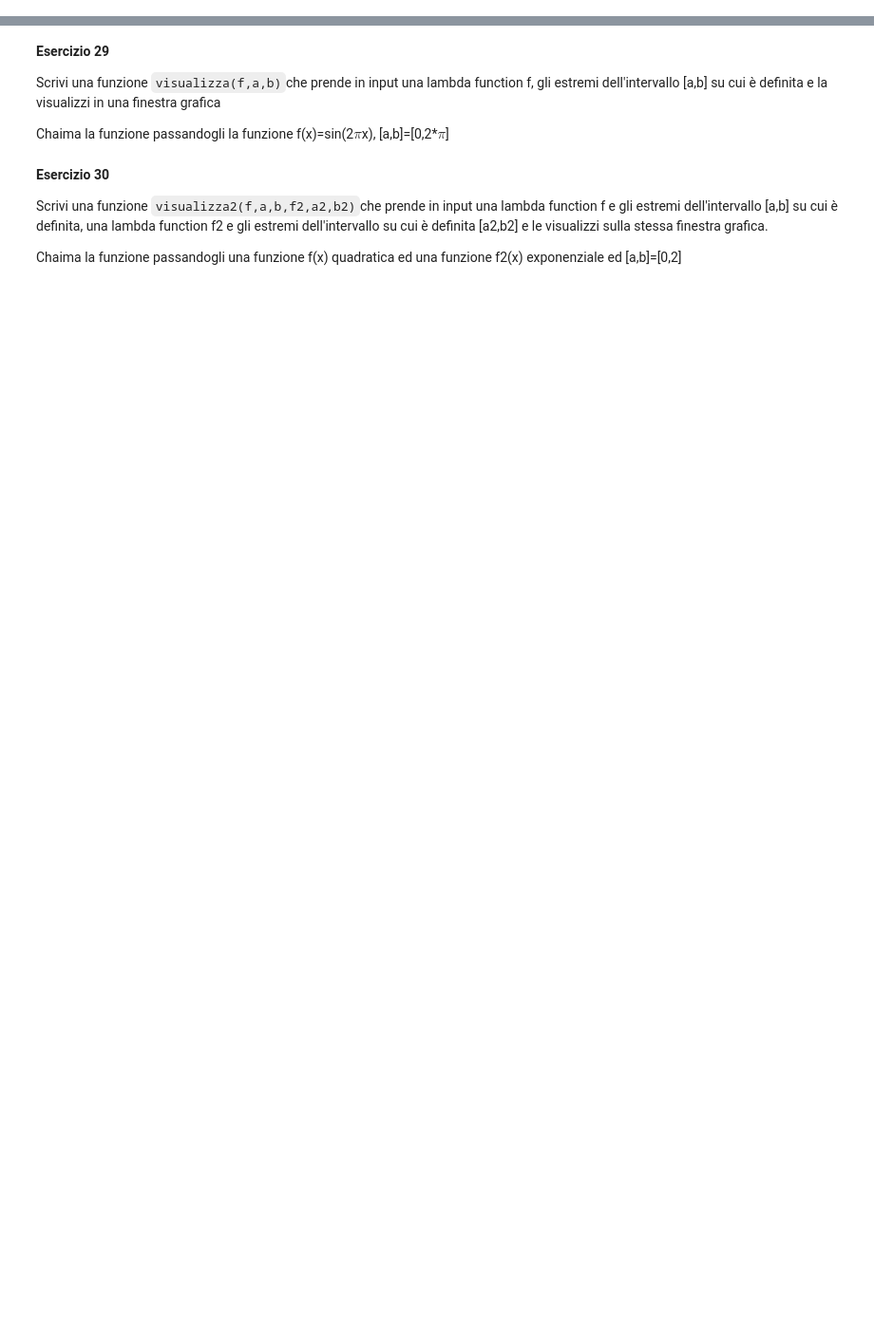
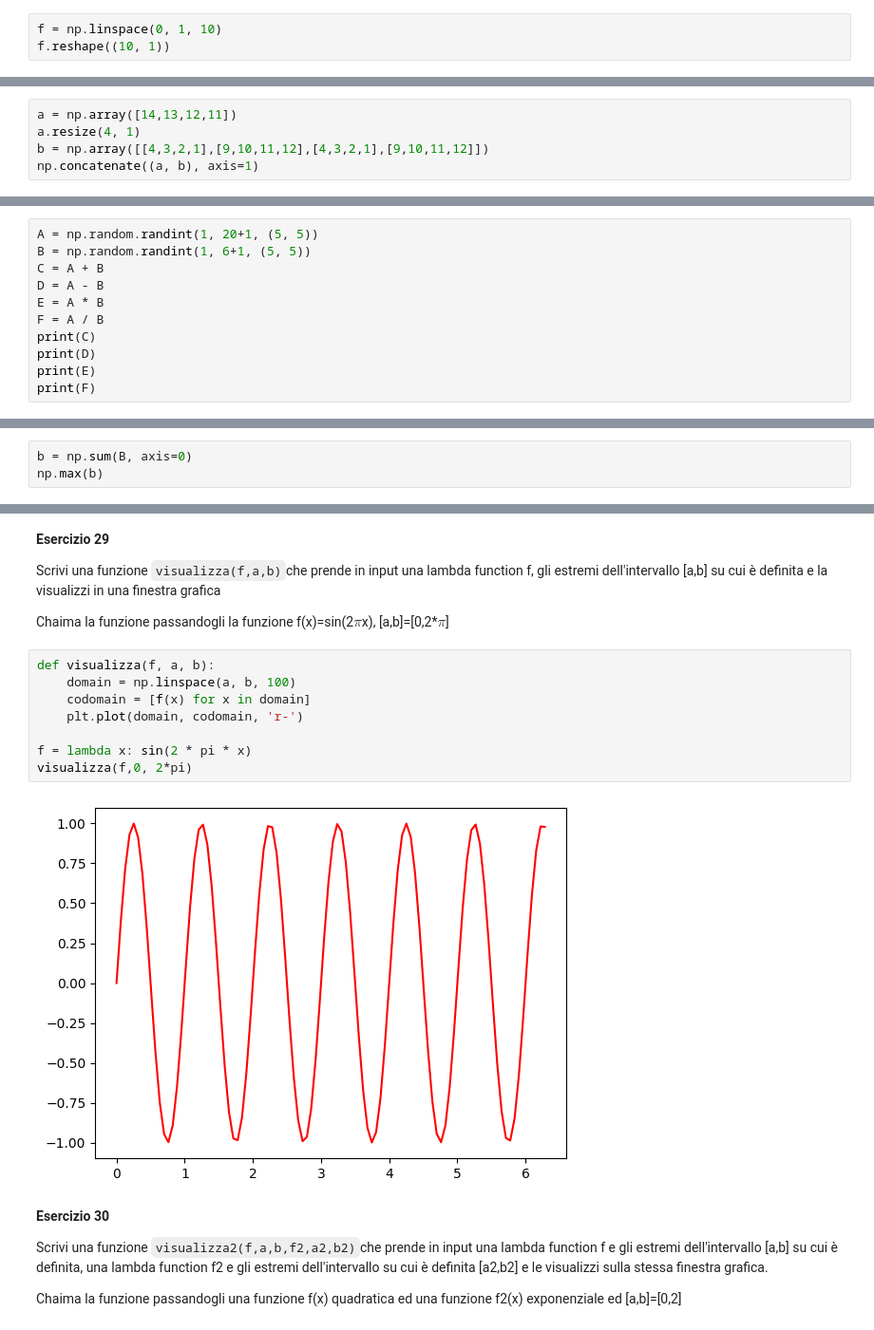
Before and after one commit to giacomoarienti/metodi-numerici-lab, a Jupyter notebook: Lezione3/Esercitazione3.ipynb, the cells around one changed output, grey strips where cells are left out. Shown at 95% size. Saved outputs shown, nothing was run; the diff lists cells and outputs as text; blank space fills up the shorter version.

```diff
--- a/Lezione3/Esercitazione3.ipynb
+++ b/Lezione3/Esercitazione3.ipynb
@@ -70,3 +214,6 @@ Confrontare il tempo di esecuzione dei due metodi per la creazione di un numpy a
 
 -     Costruire  un numpy array 1D, di shape (10,) denominato  f , costituito da 10 valori equidistanti nell'intervallo [0,1]
 -     aumentarne la dimensionalità, in maniera tale che abbia shape (10,1)
+# %%
+f = np.linspace(0, 1, 10)
+f.reshape((10, 1))
@@ -87 +251,6 @@ Confrontare il tempo di esecuzione dei due metodi per la creazione di un numpy a
 - Costruire il numpy array che si ottiene concatenando a e b per colonne
+# %%
+a = np.array([14,13,12,11])
+a.resize(4, 1)
+b = np.array([[4,3,2,1],[9,10,11,12],[4,3,2,1],[9,10,11,12]])
+np.concatenate((a, b), axis=1)
@@ -126,0 +364,11 @@ Costruisci due numpy array A e B di shape (5,5)
+# %%
+A = np.random.randint(1, 20+1, (5, 5))
+B = np.random.randint(1, 6+1, (5, 5))
+C = A + B
+D = A - B
+E = A * B
+F = A / B
+print(C)
+print(D)
+print(E)
+print(F)
@@ -153,3 +455,6 @@ $maxsc= \max_{j=1,n} \sum_{i} |b_{ij}|$
 **Esercizio 25**
 Calcola, memorizzando in un vettore, la somma degli elementi di ogni riga  di $ |B |$. Calcola successivamente il massimo di questo vettore.
 $maxsr= \max_{i=1,n} \sum_{j} |b_{ij}|$
+# %%
+b = np.sum(B, axis=0)
+np.max(b)
@@ -175,6 +527,16 @@ Scrivi una funzione border(m,n,visualizza=False) che:
 Scrivi una funzione `visualizza(f,a,b)`che prende in input una lambda function f, gli estremi dell'intervallo [a,b] su cui è definita e la visualizzi in una finestra grafica
 
 Chaima la funzione passandogli la funzione f(x)=sin(2*$\pi$*x), [a,b]=[0,2*$\pi$]
+# %%
+def visualizza(f, a, b):
+    domain = np.linspace(a, b, 100)
+    codomain = [f(x) for x in domain]
+    plt.plot(domain, codomain, 'r-')
+
+f = lambda x: sin(2 * pi * x)
+visualizza(f,0, 2*pi)
+# %% [output]
+[figure, added]
 # %% [markdown]
 **Esercizio 30**
 
```
Also changed, not shown: parts of 34 cells of this notebook.
